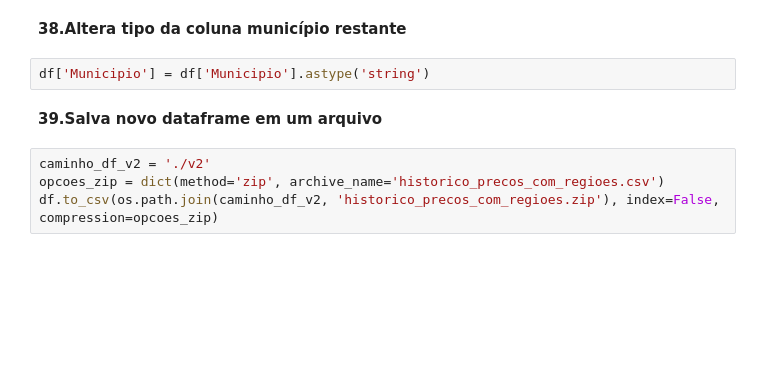
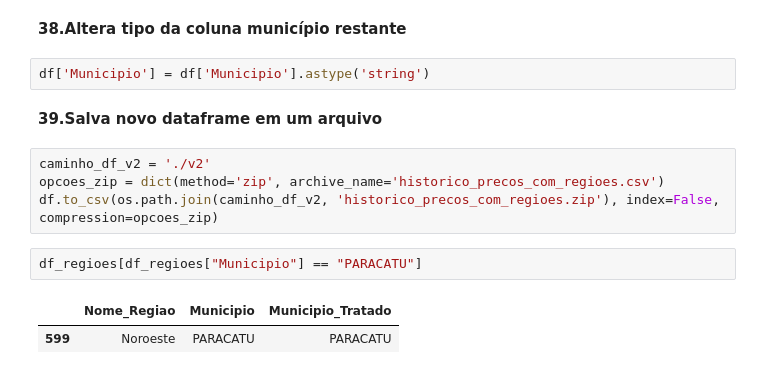
Before and after one commit to leoregisr/gas-price-history, a Jupyter notebook: ProcessamentoDados.ipynb, the cells around one changed output. Drawn from its saved outputs; the diff is of its cells as text; blank space fills up the shorter version.

```diff
--- a/ProcessamentoDados.ipynb
+++ b/ProcessamentoDados.ipynb
@@ -604,3 +604,8 @@ df['Municipio'] = df['Municipio'].astype('string')
 caminho_df_v2 = './v2'
 opcoes_zip = dict(method='zip', archive_name='historico_precos_com_regioes.csv')
 df.to_csv(os.path.join(caminho_df_v2, 'historico_precos_com_regioes.zip'), index=False, compression=opcoes_zip)
+# %%
+df_regioes[df_regioes["Municipio"] == "PARACATU"]
+# %% [output]
+|  | Nome_Regiao | Municipio | Municipio_Tratado |
+| 599 | Noroeste | PARACATU | PARACATU |
```
Also changed, not shown: 52 other files.
